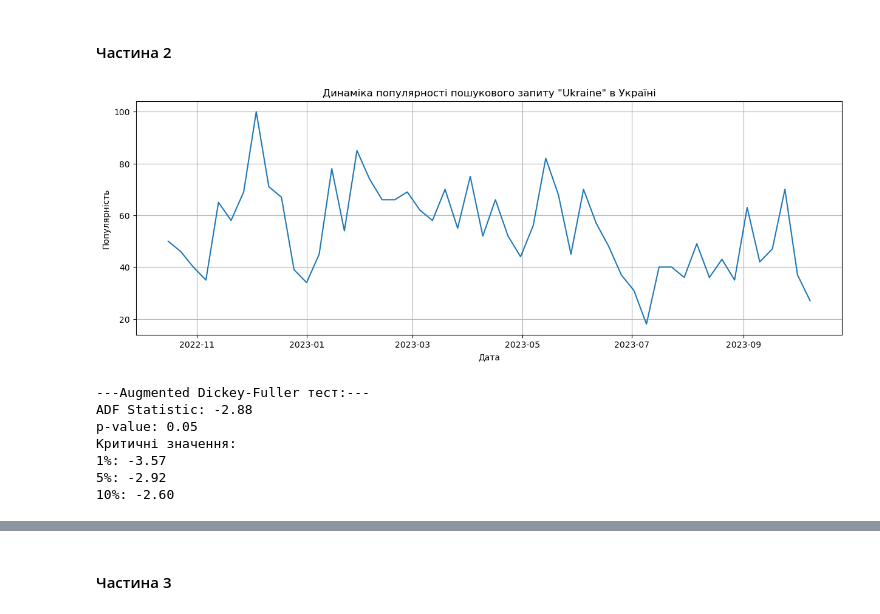
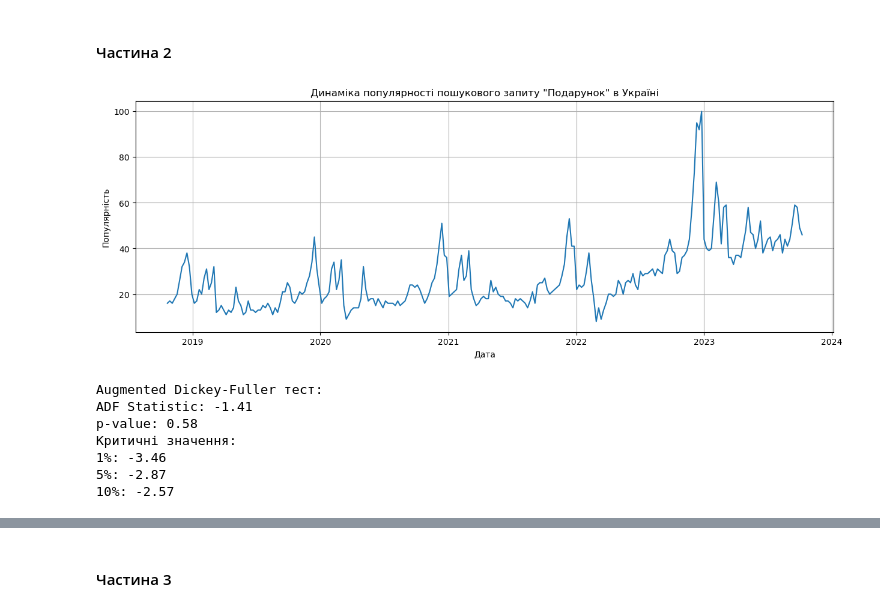
Before and after one commit to alexeyprvz/ML_2023_KNU_FIT_MIT31, a Jupyter notebook: Labs/2/Lab_2_Pereverzev.ipynb, the cells around one changed output, grey strips where cells are left out. Cells and saved outputs as stored; diff of their text form; code cells hidden in the pictures.

```diff
--- a/Labs/2/Lab_2_Pereverzev.ipynb
+++ b/Labs/2/Lab_2_Pereverzev.ipynb
@@ -134,44 +134,41 @@ plt.show()
 # %%
 import pandas as pd
 import matplotlib.pyplot as plt
 
 import warnings
 from statsmodels.tools.sm_exceptions import ConvergenceWarning
 warnings.simplefilter('ignore', ConvergenceWarning)
 
-data = pd.read_csv('multiTimeline (1).csv', parse_dates=['Date'], index_col='Date')
+data = pd.read_csv('google_trends_Ukraine.csv', parse_dates=['Date'], index_col='Date')
 
 # Числа позначають рівень інтересу до теми стосовно найвищого показника в таблиці для певного регіону та періоду часу.
 # 100 балів означають найвищий рівень популярності запиту, 50 – рівень популярності запиту, вдвічі менший порівняно з першим випадком.
 # 0 балів означає місце розташування, за яким недостатньо даних про розглянутий запит.
 
 plt.figure(figsize=(15, 5))
 plt.plot(data.index, data['Popularity'])
 plt.grid()
-plt.title('Динаміка популярності пошукового запиту "Ukraine" в Україні')
+plt.title('Динаміка популярності пошукового запиту "Подарунок" в Україні')
 plt.xlabel('Дата')
 plt.ylabel('Популярність')
 plt.show()
 # %% [output]
-[figure, old version]
+[figure, new version]
 # %%
 from statsmodels.tsa.stattools import adfuller
 # Перевірка стаціонарності часового ряду
 result = adfuller(data)
-print("---Augmented Dickey-Fuller тест:---")
-print(f'ADF Statistic: {result[0]:.2f}')  #  if ADF is less than: -3,5 -> значить дані є стаціонарними
-# p-value допомагає визначити, чи можна відхилити нульову гіпотезу. Якщо p-value менше за 0.05),
-# ... ми відхиляємо нульову гіпотезу. Це означає, що у нас є достатні докази в тому, що наші
-# ... спостереження не є випадковими
+print("Augmented Dickey-Fuller тест:")
+print(f'ADF Statistic: {result[0]:.2f}')
 print(f'p-value: {result[1]:.2f}')
 print('Критичні значення:')
 for key, value in result[4].items():
     print(f'{key}: {value:.2f}')
 # %% [output]
----Augmented Dickey-Fuller тест:---
-ADF Statistic: -2.88
-p-value: 0.05
+Augmented Dickey-Fuller тест:
+ADF Statistic: -1.41
+p-value: 0.58
 Критичні значення:
-1%: -3.57
-5%: -2.92
-10%: -2.60
+1%: -3.46
+5%: -2.87
+10%: -2.57
```
Also changed, not shown: parts of 8 cells of this notebook.
